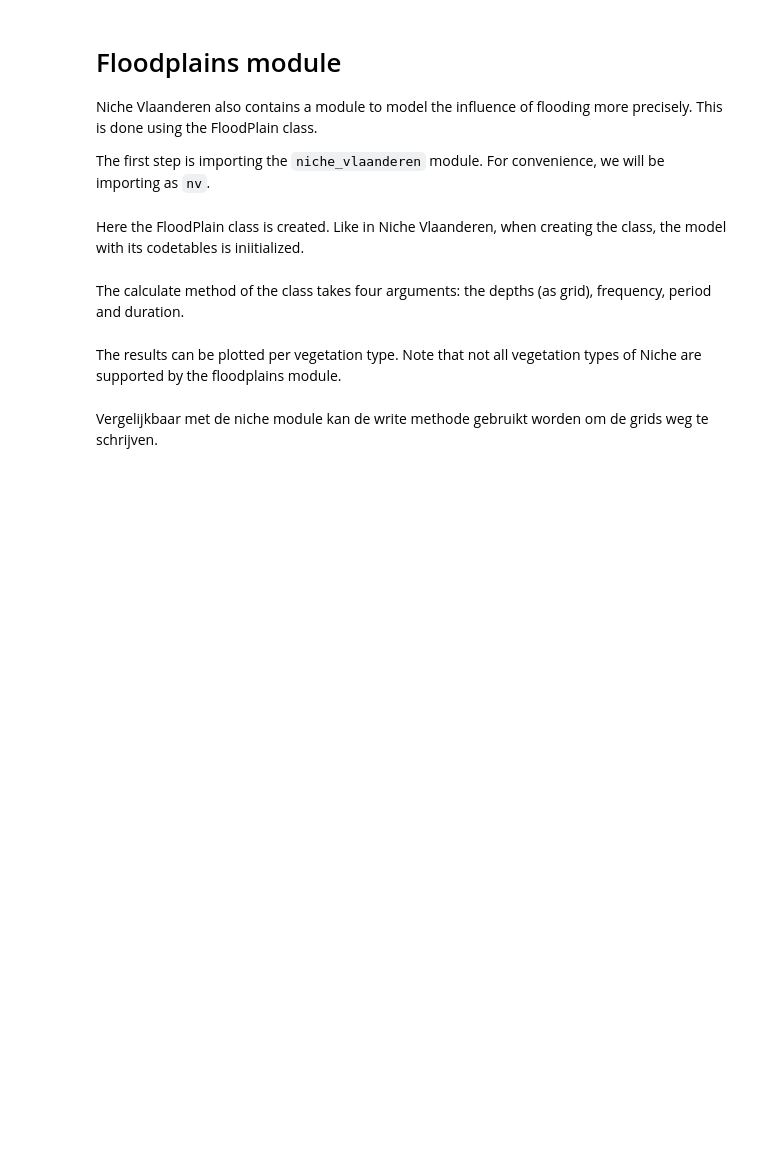
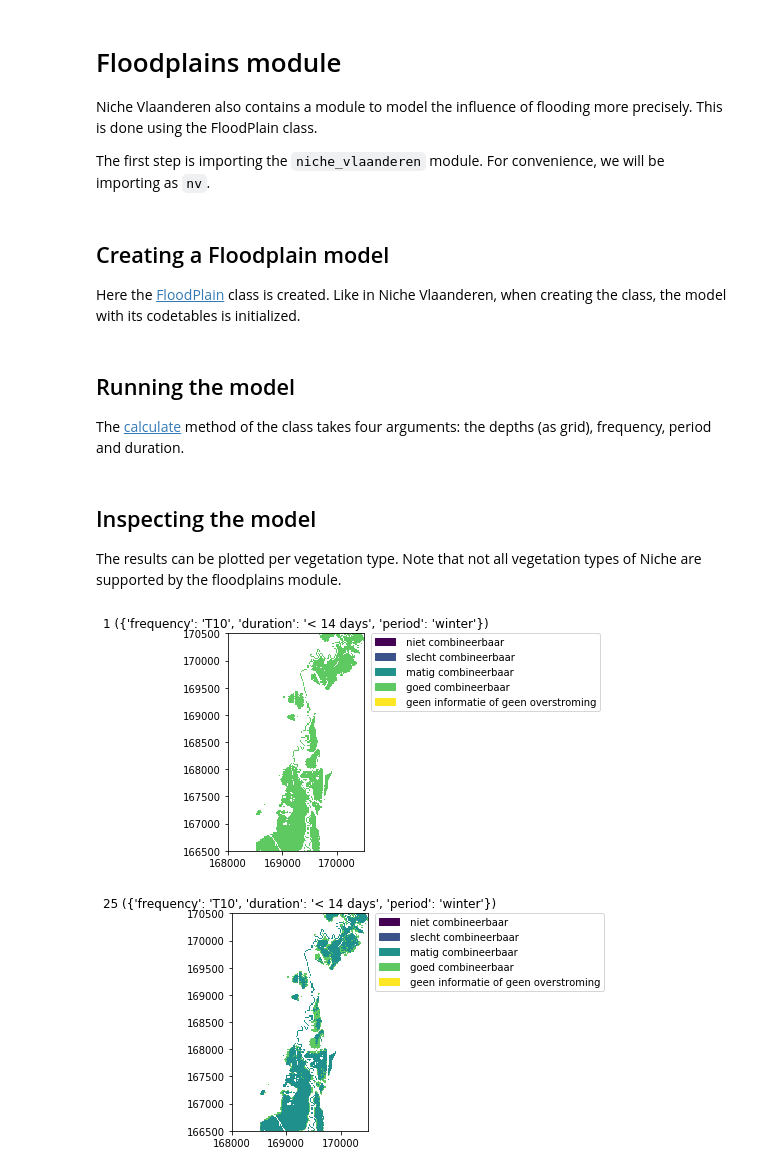
Before and after one commit to inbo/niche_vlaanderen, a Jupyter notebook: docs/floodplain.ipynb, the cells around one changed output. Cells and saved outputs as stored; diff of their text form; code cells hidden in the pictures; blank space fills up the shorter version.

Commit message:
Add extra documentation for FloodPlain

```diff
--- a/docs/floodplain.ipynb
+++ b/docs/floodplain.ipynb
@@ -7,20 +7,25 @@ The first step is importing the `niche_vlaanderen` module. For convenience, we w
 # %%
 import niche_vlaanderen as nv
 # %% [markdown]
-Here the FloodPlain class is created. Like in Niche Vlaanderen, when creating the class, the model with its codetables is iniitialized.
+## Creating  a Floodplain model
+Here the [FloodPlain](https://inbo.github.io/niche_vlaanderen/lowlevel.html#floodplain) class is created. Like in Niche Vlaanderen, when creating the class, the model with its codetables is initialized.
 # %%
 fp = nv.FloodPlain()
 # %% [markdown]
-The calculate method of the class takes four arguments: the depths (as grid), frequency, period and duration.
+## Running the model
+
+The [calculate](https://inbo.github.io/niche_vlaanderen/lowlevel.html#niche_vlaanderen.FloodPlain.calculate) method of the class takes four arguments: the depths (as grid), frequency, period and duration.
 # %%
 fp.calculate(depth_file="../testcase/floodplains/ff_bt_t10_h.asc",
              frequency="T10", period="winter", duration=1)
 # %% [markdown]
+## Inspecting the model
 The results can be plotted per vegetation type. Note that not all vegetation types of Niche are supported by the floodplains module.
 # %%
 fp.plot(1)
-fp.plot(5)
+fp.plot(25)
 import matplotlib.pyplot as plt
 plt.show()
+# %% [output]
+[figure, added]
+[figure, added]
-# %% [markdown]
-Vergelijkbaar met de niche module kan de write methode gebruikt worden om de grids weg te schrijven.
```
Also changed, not shown: parts of 10 cells of this notebook, 1 other file.
